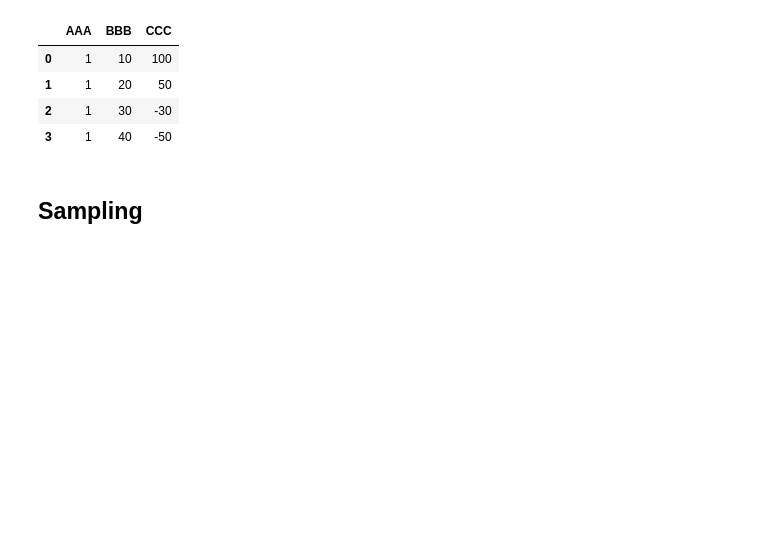
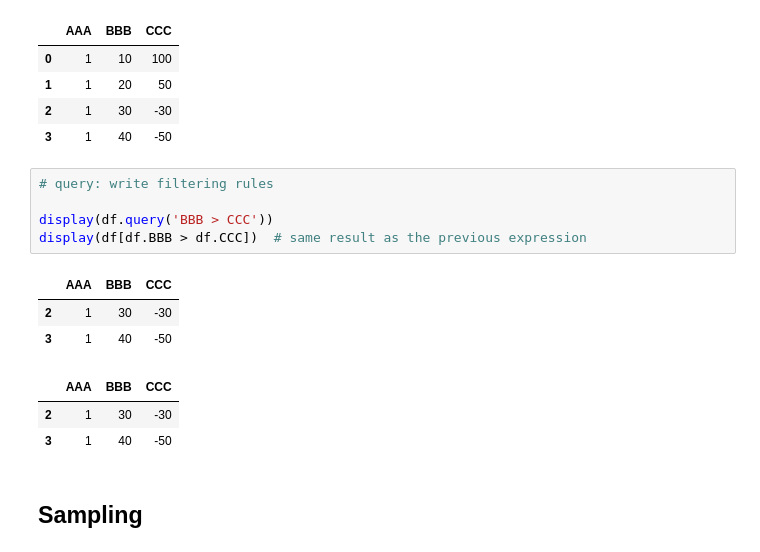
Before and after one commit to simoncos/practical-python, a Jupyter notebook: pandas-data-tips/pandas_data_tips.ipynb, the cells around one changed output. Cells and saved outputs as stored; diff of their text form; blank space fills up the shorter version.

```diff
--- a/pandas-data-tips/pandas_data_tips.ipynb
+++ b/pandas-data-tips/pandas_data_tips.ipynb
@@ -592,6 +592,18 @@ Name: AAA, dtype: int64
 | 1 | 1 | 20 | 50 |
 | 2 | 1 | 30 | -30 |
 | 3 | 1 | 40 | -50 |
+# %%
+# query: write filtering rules
+
+display(df.query('BBB > CCC'))
+display(df[df.BBB > df.CCC])  # same result as the previous expression
+# %% [output]
+|  | AAA | BBB | CCC |
+| 2 | 1 | 30 | -30 |
+| 3 | 1 | 40 | -50 |
+|  | AAA | BBB | CCC |
+| 2 | 1 | 30 | -30 |
+| 3 | 1 | 40 | -50 |
 # %% [markdown]
 ## Sampling
 # %%
```
Also changed, not shown: parts of 10 cells of this notebook.
